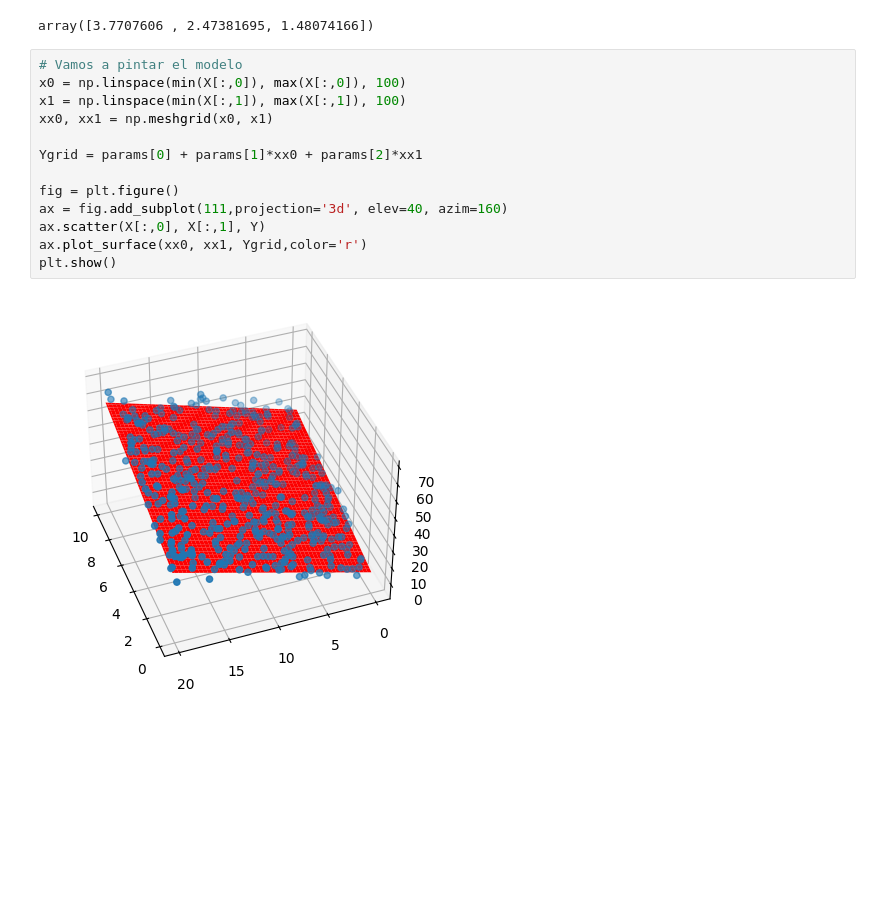
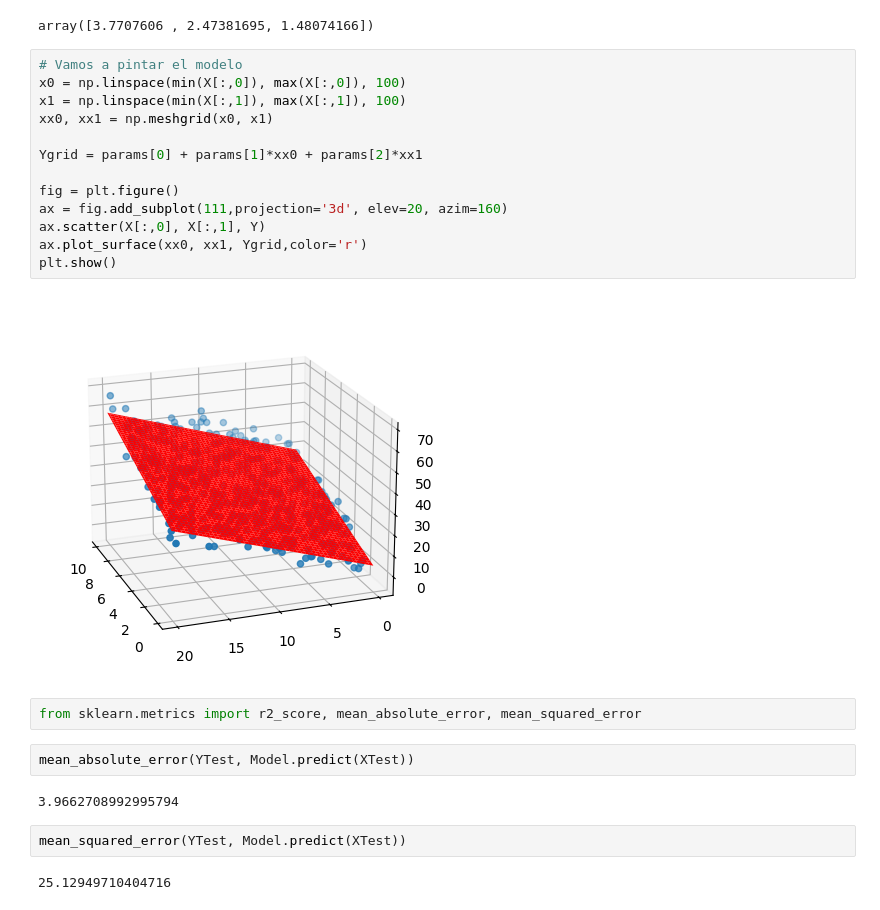
Before and after one commit to asegura4488/CienciaDatos, a Jupyter notebook: Semana5/MinimosCuadrados.ipynb, the cells around one changed output. Saved outputs shown, nothing was run; the diff lists cells and outputs as text; blank space fills up the shorter version.

```diff
--- a/Semana5/MinimosCuadrados.ipynb
+++ b/Semana5/MinimosCuadrados.ipynb
@@ -79,15 +82,25 @@ array([3.7707606 , 2.47381695, 1.48074166])
 # %%
 # Vamos a pintar el modelo
 x0 = np.linspace(min(X[:,0]), max(X[:,0]), 100)
 x1 = np.linspace(min(X[:,1]), max(X[:,1]), 100)
 xx0, xx1 = np.meshgrid(x0, x1)
 
 Ygrid = params[0] + params[1]*xx0 + params[2]*xx1
 
 fig = plt.figure()
-ax = fig.add_subplot(111,projection='3d', elev=40, azim=160)
+ax = fig.add_subplot(111,projection='3d', elev=20, azim=160)
 ax.scatter(X[:,0], X[:,1], Y)
 ax.plot_surface(xx0, xx1, Ygrid,color='r')
 plt.show()
 # %% [output]
-[figure, old version]
+[figure, new version]
+# %%
+from sklearn.metrics import r2_score, mean_absolute_error, mean_squared_error
+# %%
+mean_absolute_error(YTest, Model.predict(XTest))
+# %% [output]
+3.9662708992995794
+# %%
+mean_squared_error(YTest, Model.predict(XTest))
+# %% [output]
+25.12949710404716
```
Also changed, not shown: parts of 1 cell of this notebook.
